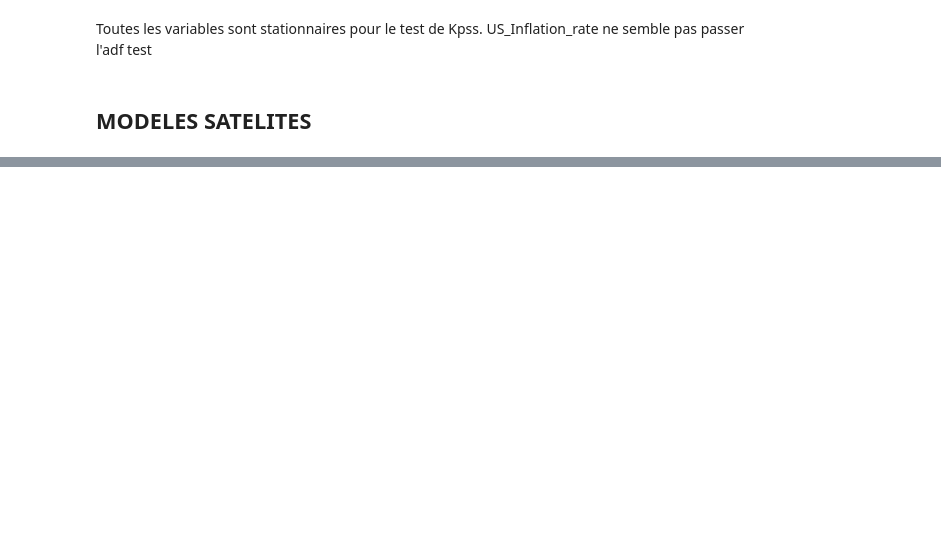
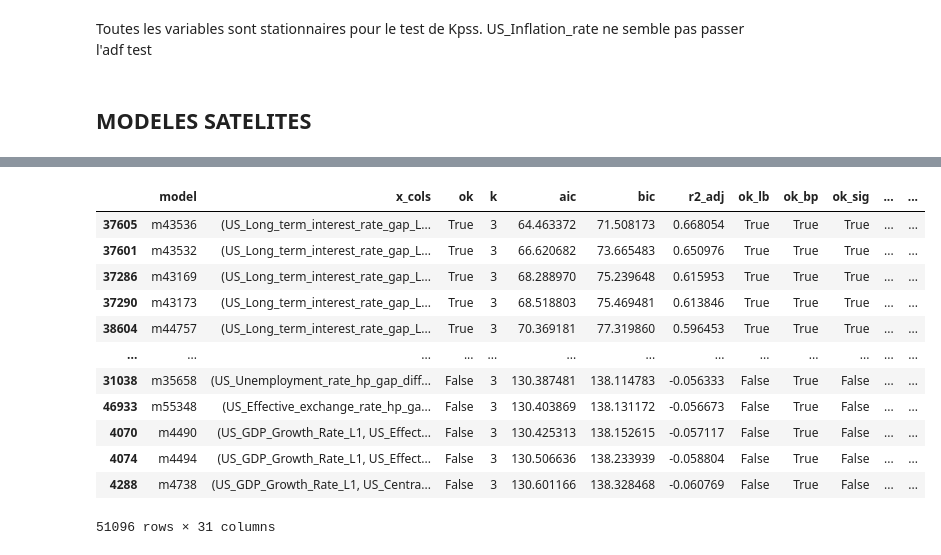
Before and after one commit to Celeste2405/PFE, a Jupyter notebook: model_averaging2.ipynb, the cells around one changed output, grey strips where cells are left out. Saved outputs shown, nothing was run; the diff lists cells and outputs as text; code cells hidden in the pictures; blank space fills up the shorter version.

```diff
--- a/model_averaging2.ipynb
+++ b/model_averaging2.ipynb
@@ -654,3 +407,33 @@ def residual_diagnostics(fit_dict, lb_lags=12, alpha=0.05):
+# %%
+def residual_diagnostics_full(
+    fit,
+    lb_lags=12,
+    alpha=0.05,
+    normality=True,
+    norm_alpha=0.05,
+    norm_method="jb",
+    stationarity=True,
+    stat_alpha=0.05,
+    stat_method="adf",   # "adf" / "kpss" / "both"
+):
+    """
+    Combine tes diagnostics existants + normalité + stationnarité.
+    """
+    diag = residual_diagnostics(fit, lb_lags=lb_lags, alpha=alpha)
+
+    resid = fit["ols"].resid
+
+    if normality:
+        diag.update(normality_ok(resid, alpha=norm_alpha, method=norm_method))
+    else:
+        diag.update({"norm_ok": True, "norm_pvalue": np.nan, "norm_method": None})
+
+    if stationarity:
+        diag.update(stationarity_ok(resid, alpha=stat_alpha, method=stat_method))
+    else:
+        diag.update({"stat_ok": True, "adf_pvalue": np.nan, "kpss_pvalue": np.nan, "stat_method": None})
+
+    return diag
 # %%
 def hac_significance_ok(hac_res, x_cols, alpha=0.05, min_sig=1):
     pvals = pd.Series(hac_res.pvalues, index=hac_res.model.exog_names)
@@ -732,4 +529,20 @@ kept, summary= build_candidate_pool_and_filter(
 )
+# %%
+summary1
+# %% [output]
+|  | model | x_cols | ok | k | aic | bic | r2_adj | ok_lb | ok_bp | ok_sig | ... | ... |
+| 37605 | m43536 | (US_Long_term_interest_rate_gap_L... | True | 3 | 64.463372 | 71.508173 | 0.668054 | True | True | True | ... | ... |
+| 37601 | m43532 | (US_Long_term_interest_rate_gap_L... | True | 3 | 66.620682 | 73.665483 | 0.650976 | True | True | True | ... | ... |
+| 37286 | m43169 | (US_Long_term_interest_rate_gap_L... | True | 3 | 68.288970 | 75.239648 | 0.615953 | True | True | True | ... | ... |
+| 37290 | m43173 | (US_Long_term_interest_rate_gap_L... | True | 3 | 68.518803 | 75.469481 | 0.613846 | True | True | True | ... | ... |
+| 38604 | m44757 | (US_Long_term_interest_rate_gap_L... | True | 3 | 70.369181 | 77.319860 | 0.596453 | True | True | True | ... | ... |
+| ... | ... | ... | ... | ... | ... | ... | ... | ... | ... | ... | ... | ... |
+| 31038 | m35658 | (US_Unemployment_rate_hp_gap_diff... | False | 3 | 130.387481 | 138.114783 | -0.056333 | False | True | False | ... | ... |
+| 46933 | m55348 | (US_Effective_exchange_rate_hp_ga... | False | 3 | 130.403869 | 138.131172 | -0.056673 | False | True | False | ... | ... |
+| 4070 | m4490 | (US_GDP_Growth_Rate_L1, US_Effect... | False | 3 | 130.425313 | 138.152615 | -0.057117 | False | True | False | ... | ... |
+| 4074 | m4494 | (US_GDP_Growth_Rate_L1, US_Effect... | False | 3 | 130.506636 | 138.233939 | -0.058804 | False | True | False | ... | ... |
+| 4288 | m4738 | (US_GDP_Growth_Rate_L1, US_Centra... | False | 3 | 130.601166 | 138.328468 | -0.060769 | False | True | False | ... | ... |
+51096 rows × 31 columns
 # %%
 len(kept)
 # %% [output]
```
Also changed, not shown: parts of 64 cells of this notebook, 46 other files.
